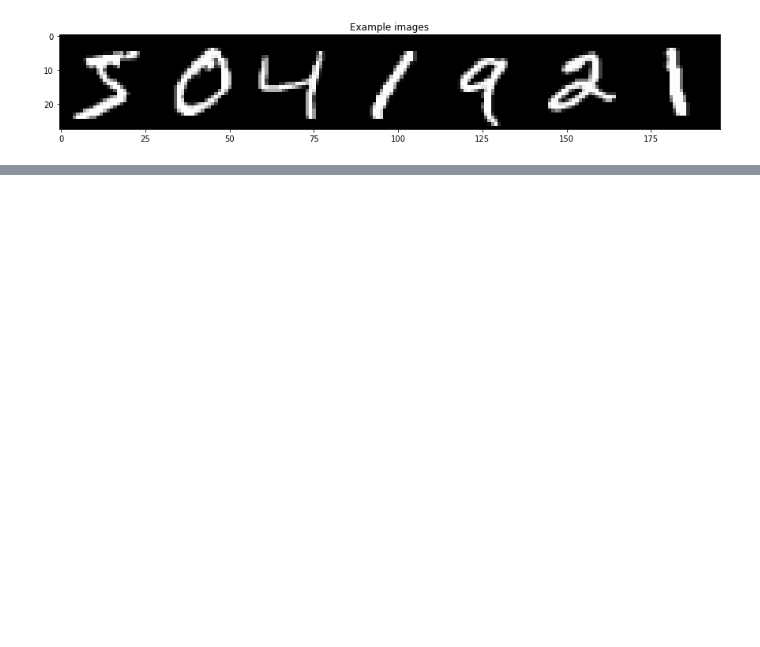
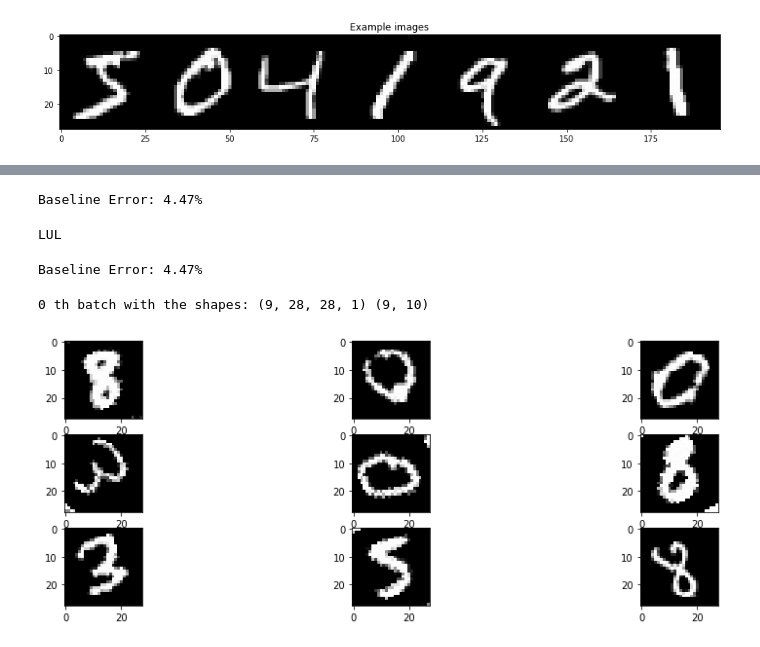
Before and after one commit to PreibischLab/dl-club, a Jupyter notebook: 2017-11-22-intro-nn/digits-augmentation-recognition.ipynb, the cells around one changed output, grey strips where cells are left out. Saved outputs shown, nothing was run; the diff lists cells and outputs as text; code cells hidden in the pictures; blank space fills up the shorter version.

Commit message:
second iteration for the nn-meeting: digits augmentation and recognition

```diff
--- a/2017-11-22-intro-nn/digits-augmentation-recognition.ipynb
+++ b/2017-11-22-intro-nn/digits-augmentation-recognition.ipynb
@@ -197,8 +225,7 @@ Available data: dict_keys(['val_loss', 'val_acc', 'loss', 'acc'])
 # %%
 def model_simple_conv_model():
     model = Sequential()
-    model.add(ZeroPadding2D(padding = (padding, padding), data_format=None, input_shape=input_shape))
-    model.add(Conv2D(16, (3, 3)))
+    model.add(Conv2D(16, (3, 3), input_shape=input_shape))
     model.add(Activation('relu'))
     model.add(Conv2D(32, (5, 5)))
     model.add(Activation('relu'))
@@ -247,0 +276,5 @@ KeyboardInterrupt:
+# %%
+scores = model.evaluate(x_test, y_test, verbose=0)
+print("Baseline Error: %.2f%%" % (100 - scores[1]*100))
+# %% [output]
+Baseline Error: 4.47%
@@ -247,0 +285,65 @@ KeyboardInterrupt:
+# %%
+# loading model from keras
+if 'model' in globals(): # check that the model is defined
+    del model
+model = load_model(model_path)
+# %% [output]
+LUL
+# %%
+# check that we loaded the same model
+scores = model.evaluate(x_test, y_test, verbose=0)
+print("Baseline Error: %.2f%%" % (100 - scores[1]*100))
+# %% [output]
+Baseline Error: 4.47%
+# %%
+# data augmentation
+# in case of images and labels we have to use the following approach:
+# create 2 instances with the same arguments:
+shift = 0.02
+angle = 45
+image_data_gen_args = dict(featurewise_center=False,
+                             featurewise_std_normalization=False,
+                             # zca_whitening=True,
+                             rotation_range=angle,
+                             width_shift_range=shift,
+                             height_shift_range=shift,
+                             fill_mode = 'wrap',
+                             # cval = 0,
+                             horizontal_flip=True,
+                             vertical_flip=True)
+
+datagen = ImageDataGenerator(**image_data_gen_args)
+# labelgen = ImageDataGenerator(**image_data_gen_args)
+
+datagen.fit(x_train, augment=True, seed=seed)
+# labelgen.fit(np_dataset_l_train, augment=True, seed=seed)
+
+# image_generator = datagen.flow(
+#     x_train,
+#     seed=seed,
+#     batch_size = batch_size,
+#     save_to_dir='data/aug', save_prefix='cell', save_format='png')
+# label_generator = labelgen.flow(
+#     np_dataset_l_train,
+#     seed=seed,
+#     batch_size = batch_size,
+#     save_to_dir='data/aug', save_prefix='dots', save_format='png')
+
+j_batch = 0
+for X_batch, y_batch in datagen.flow(x_train, y_train, batch_size=9):
+    print(j_batch, "th batch with the shapes:", X_batch.shape, y_batch.shape)
+
+    # create a grid of 3x3 images
+    for i in range(0, 9):
+        plt.subplot(330 + 1 + i)
+        plt.imshow(X_batch[i].reshape(28, 28), cmap=plt.get_cmap('gray'))
+    # show the plot
+    plt.show()
+    break
+
+    j_batch += 1;
+    if (j_batch >= 10):
+        break
+# %% [output]
+0 th batch with the shapes: (9, 28, 28, 1) (9, 10)
+[figure, added]
```
Also changed, not shown: parts of 12 cells of this notebook.
